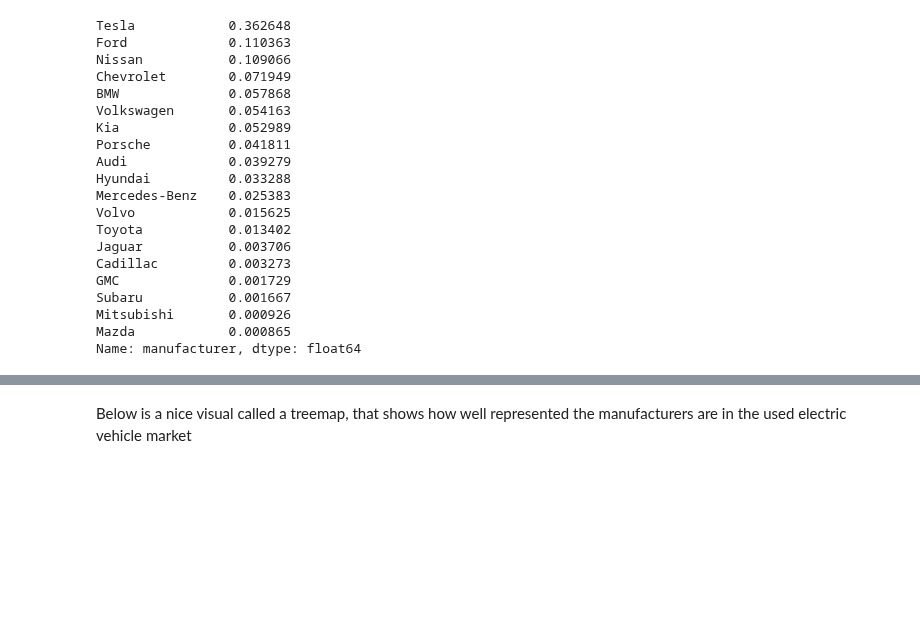
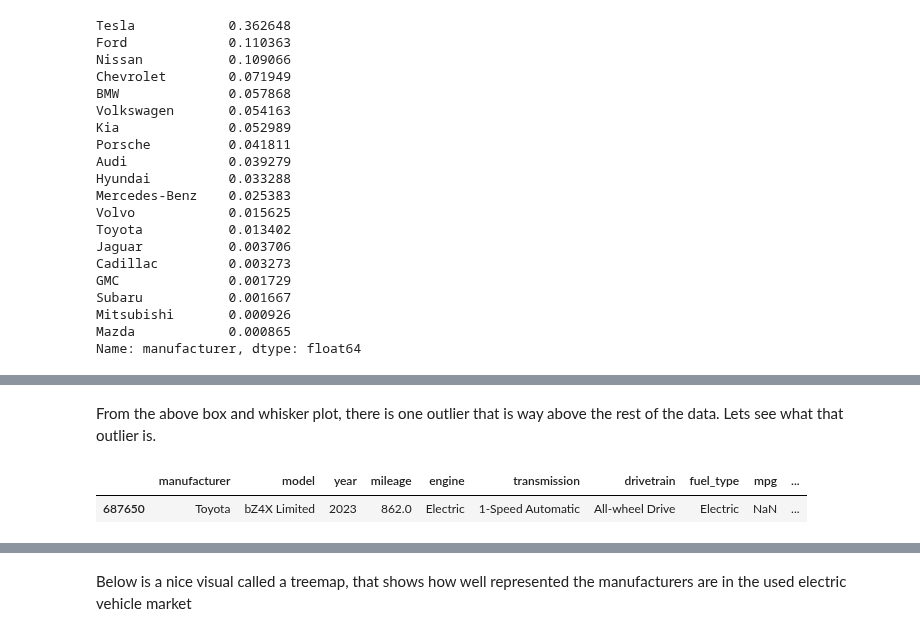
Before and after one commit to Pav-Van/Used-Electric-Vehicle-Analysis-and-Prediction-Model, a Jupyter notebook: Used_cars.ipynb, the cells around one changed output, grey strips where cells are left out. Saved outputs shown, nothing was run; the diff lists cells and outputs as text; code cells hidden in the pictures; blank space fills up the shorter version.

```diff
--- a/Used_cars.ipynb
+++ b/Used_cars.ipynb
@@ -244,0 +269,8 @@ Name: manufacturer, dtype: float64
+# %% [markdown]
+From the above box and whisker plot, there is one outlier that is way above the rest of the data. Lets see what that outlier is.
+# %%
+#selecting cars with a price over $300,000
+electric_cars[electric_cars['price'] > 300000]
+# %% [output]
+|  | manufacturer | model | year | mileage | engine | transmission | drivetrain | fuel_type | mpg | ... |
+| 687650 | Toyota | bZ4X Limited | 2023 | 862.0 | Electric | 1-Speed Automatic | All-wheel Drive | Electric | NaN | ... |
```
Also changed, not shown: parts of 9 cells of this notebook.
